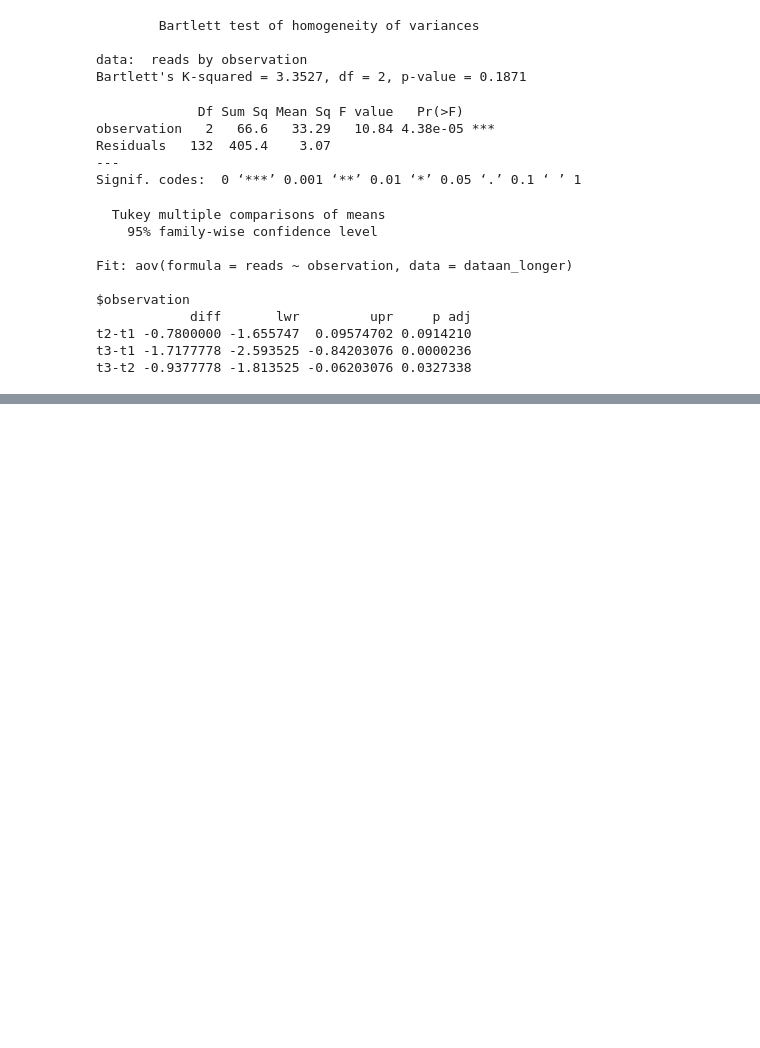
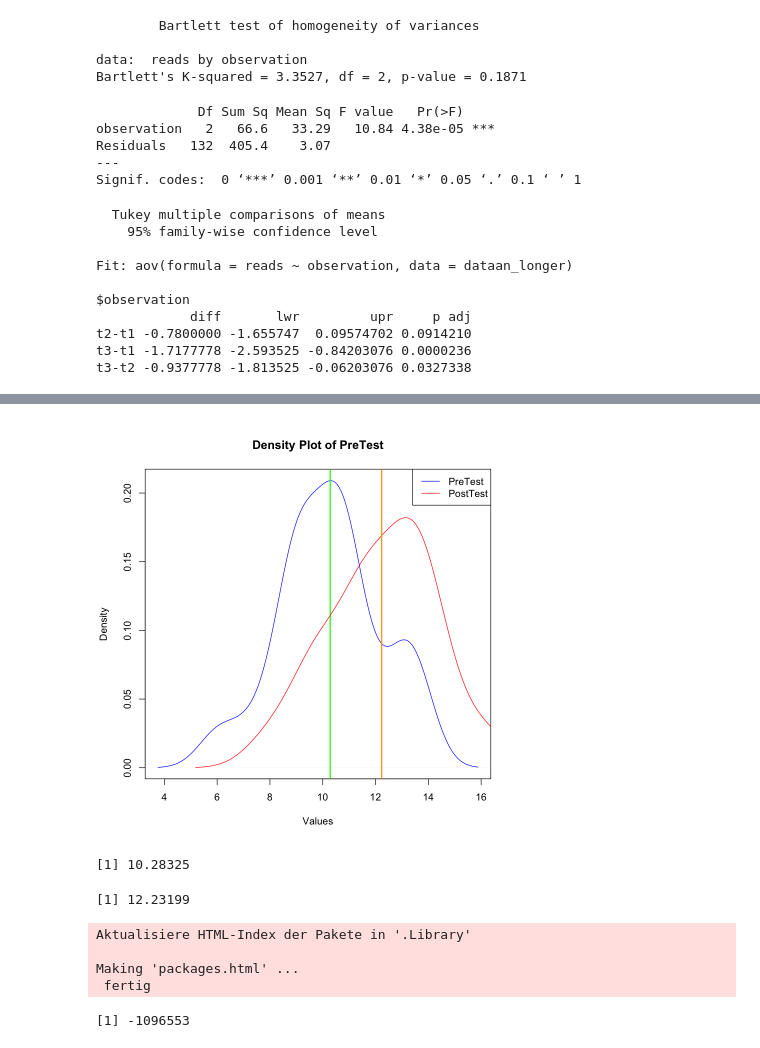
Before and after one commit to arunmhh/codeforytv, a Jupyter notebook: anovainR.ipynb, the cells around one changed output, grey strips where cells are left out. Drawn from its saved outputs; the diff is of its cells as text; code cells hidden in the pictures; blank space fills up the shorter version.

```diff
--- a/anovainR.ipynb
+++ b/anovainR.ipynb
@@ -110,0 +164,38 @@ write.csv(dataan_longer, "anxity.csv")
+# %%
+# Plot density of PreTest
+test1 <- density(data$PreTest)
+plot(test1, main = "Density Plot of PreTest", xlab = "Values", col = "blue")
+
+# Add abline to the first plot
+abline(v = mean(data$PreTest), col = "green", lwd = 2)
+
+# Plot density of PostTest
+test2 <- density(data$PostTest)
+lines(test2, col = "red")
+
+# Add abline to the second plot
+abline(v = mean(data$PostTest), col = "orange", lwd = 2)
+
+# Add legend
+legend("topright", legend = c("PreTest", "PostTest"), col = c("blue", "red"), lty = 1)
+
+# Print the plot
+# %% [output]
+[figure, added]
+# %%
+mean(data$PreTest)
+mean(data$PostTest)
+# %% [output]
+[1] 10.28325
+[1] 12.23199
+# %%
+install.packages("coin")
+# %% [output]
+Aktualisiere HTML-Index der Pakete in '.Library'
+
+Making 'packages.html' ...
+ fertig
+# %%
+3650552 - 4747105
+# %% [output]
+[1] -1096553
```
Also changed, not shown: parts of 4 cells of this notebook, 11 other files.
